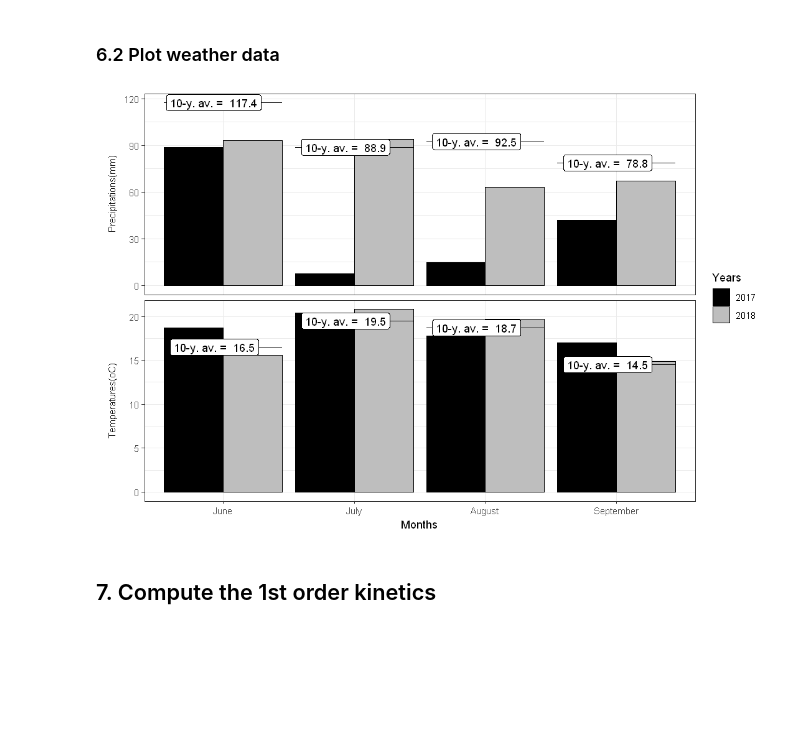
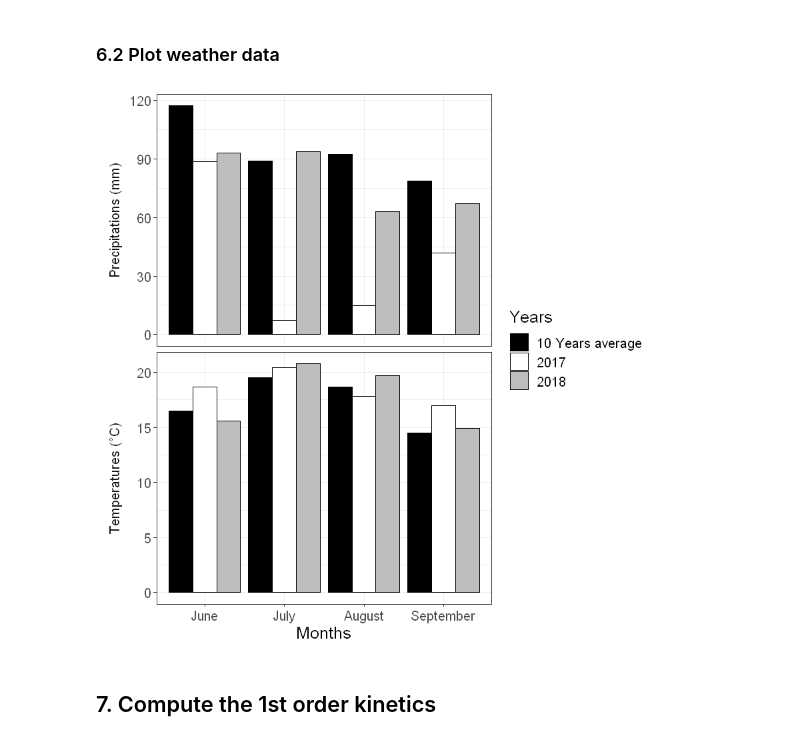
Before and after one commit to DosouYovoW/TeaBag_Projet, a Jupyter notebook: stats.ipynb, the cells around one changed output. Drawn from its saved outputs; the diff is of its cells as text; code cells hidden in the pictures; blank space fills up the shorter version.

```diff
--- a/stats.ipynb
+++ b/stats.ipynb
@@ -162,28 +190,23 @@ cols(
 # %%
 df_weather$Months <- factor(df_weather$Months,levels = c("June", "July", "August", "September")) #  Sorting bars by Months
 
 df_weather_long <- df_weather %>%
   pivot_longer(cols = -c(Years, Months))
 
 Weather <- df_weather_long %>%
-  filter(Years %in% c("2017", "2018")) %>%
+  filter(Years %in% c("2017", "2018", "10 Years average")) %>%
   ggplot(aes(x = `Months`, y = value)) +
   facet_grid(name ~ ., scales = "free", switch = "y") +
   geom_bar(aes(fill= Years), colour = "black", stat="identity", position="dodge") +
-  geom_errorbar(data = df_weather_long %>% filter(Years == "10 Years average"),
-                mapping = aes(x = `Months`, ymax = value, ymin = value)) +
-  geom_label(data = df_weather_long %>% filter(Years == "10 Years average"),
-            mapping = aes(label = paste("10-y. av. = ", value), hjust = 0.6, vjust = 0.5)) +
-  #scale_fill_brewer(palette = "Set2") +
   theme_bw() +
-scale_fill_manual(values = c("black","grey")) +
+scale_fill_manual(values = c("black","white","grey")) +
   theme(axis.title.y = element_blank(),
         strip.background = element_rect(fill = "transparent", colour = "transparent"),
-        strip.placement = "outside")
+        strip.placement = "outside", text = element_text(size = 15))
 Weather
-ggsave("figures/Weather.png", plot = Weather, width = 7, height = 8, dpi = 120)
+ggsave("figures/Weather.png", plot = Weather, width = 7, height = 6, dpi = 120)
 # %% [output]
-[figure, old version]
+[figure, new version]
 # %% [markdown]
 ## 7. Compute the 1st order kinetics
 # %% [markdown]
```
Also changed, not shown: parts of 39 cells of this notebook, 9 other files.
